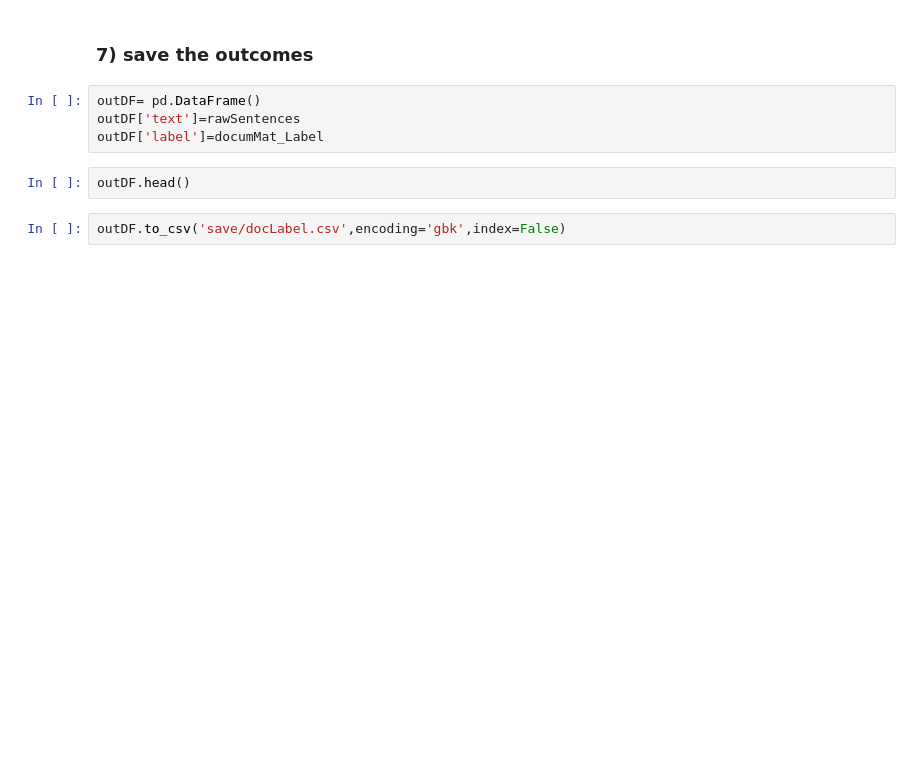
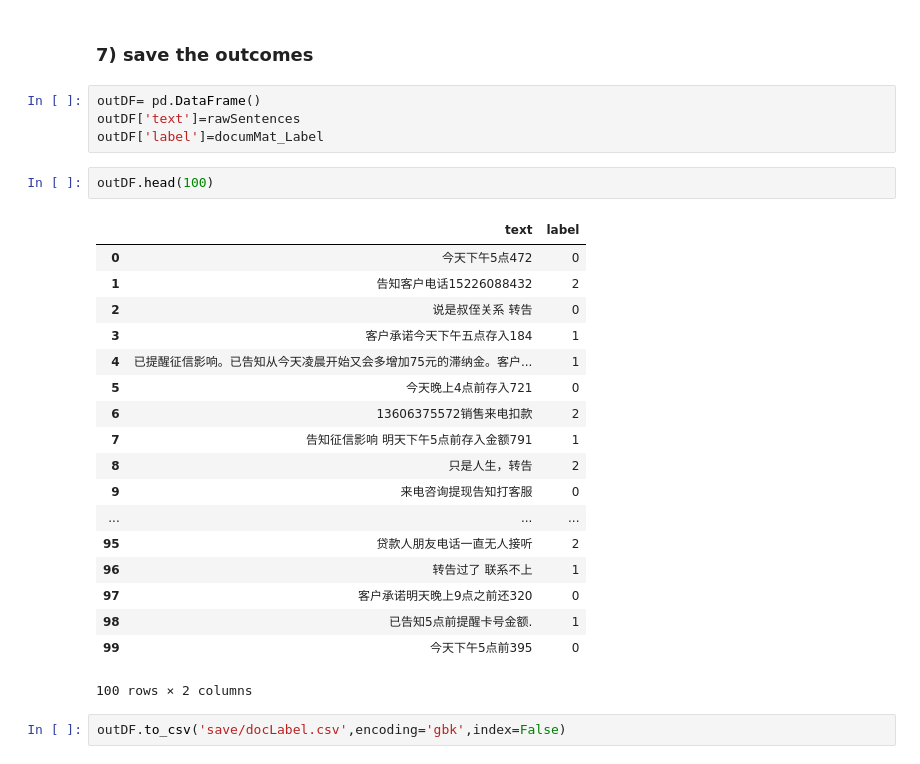
Before and after one commit to miission/TFProj, a Jupyter notebook: Natural language process/Topic Model.ipynb, the cells around one changed output. Saved outputs shown, nothing was run; the diff lists cells and outputs as text; blank space fills up the shorter version.

```diff
--- a/Natural language process/Topic Model.ipynb
+++ b/Natural language process/Topic Model.ipynb
@@ -280,6 +315,25 @@ outDF= pd.DataFrame()
 outDF['text']=rawSentences
 outDF['label']=documMat_Label
 # %%
-outDF.head()
+outDF.head(100)
+# %% [output]
+|  | text | label |
+| 0 | 今天下午5点472 | 0 |
+| 1 | 告知客户电话15226088432 | 2 |
+| 2 | 说是叔侄关系 转告 | 0 |
+| 3 | 客户承诺今天下午五点存入184 | 1 |
+| 4 | 已提醒征信影响。已告知从今天凌晨开始又会多增加75元的滞纳金。客户... | 1 |
+| 5 | 今天晚上4点前存入721 | 0 |
+| 6 | 13606375572销售来电扣款 | 2 |
+| 7 | 告知征信影响 明天下午5点前存入金额791 | 1 |
+| 8 | 只是人生，转告 | 2 |
+| 9 | 来电咨询提现告知打客服 | 0 |
+| ... | ... | ... |
+| 95 | 贷款人朋友电话一直无人接听 | 2 |
+| 96 | 转告过了 联系不上 | 1 |
+| 97 | 客户承诺明天晚上9点之前还320 | 0 |
+| 98 | 已告知5点前提醒卡号金额. | 1 |
+| 99 | 今天下午5点前395 | 0 |
+100 rows × 2 columns
 # %%
 outDF.to_csv('save/docLabel.csv',encoding='gbk',index=False)
```
Also changed, not shown: parts of 11 cells of this notebook, 5 other files.
